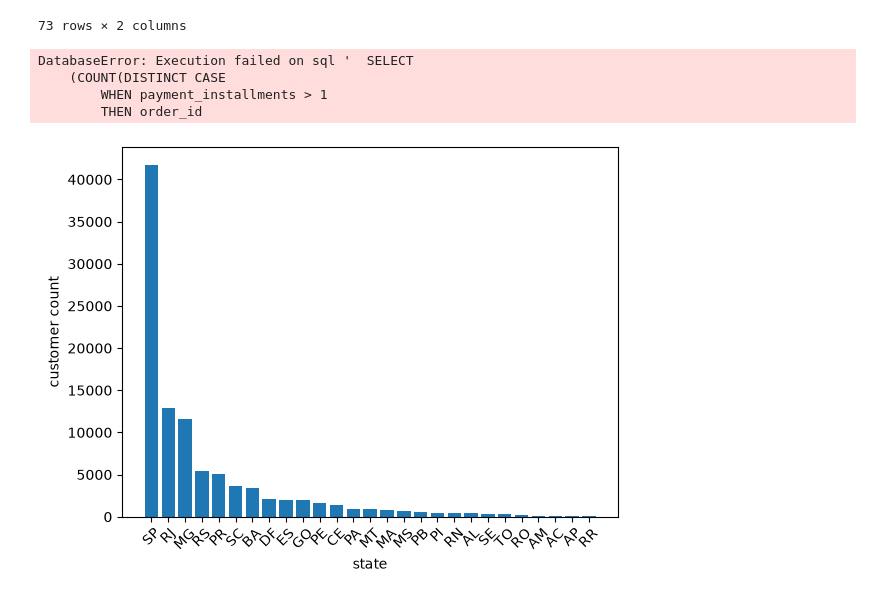
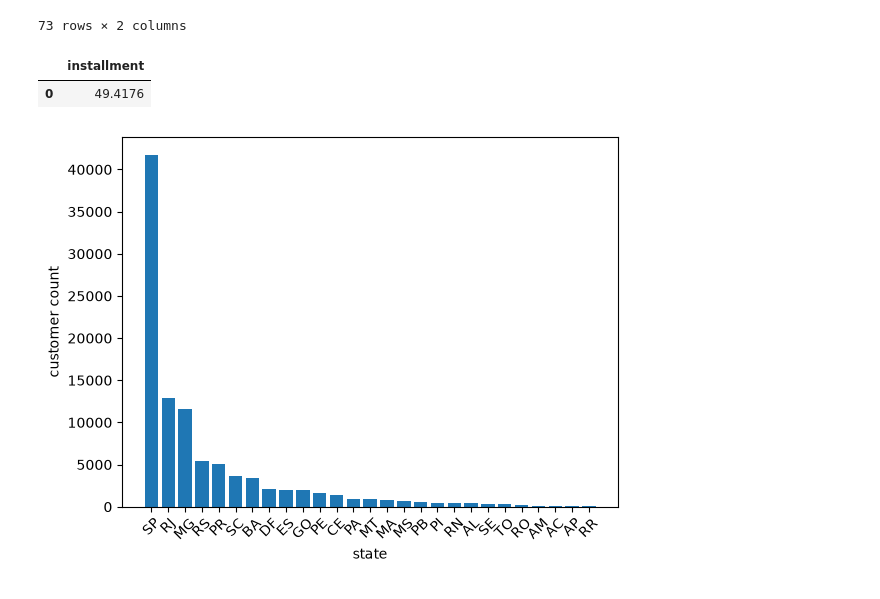
Before and after one commit to Saud-5447/TargetDataAnalysis, a Jupyter notebook: proj.ipynb, the cells around one changed output. Cells and saved outputs as stored; diff of their text form; code cells hidden in the pictures.

```diff
--- a/proj.ipynb
+++ b/proj.ipynb
@@ -60,20 +63,17 @@ df
 | 73 | insurance and services | 283.29 |
 73 rows × 2 columns
 # %%
-query = '''  SELECT
-    (COUNT(DISTINCT CASE
-        WHEN payment_installments > 1
-        THEN order_id
-    END) * 100.0
-    / COUNT(DISTINCT order_id)) AS installment_percentage
-FROM order_payments '''
+query='''
+
+select (sum(case when payment_installments>1 then 1 else 0
+
+end) *100/ count(*)) as installment from payments'''
+
 df=pd.read_sql(query,engine)
 df
 # %% [output]
-DatabaseError: Execution failed on sql '  SELECT
-    (COUNT(DISTINCT CASE
-        WHEN payment_installments > 1
-        THEN order_id
+|  | installment |
+| 0 | 49.4176 |
 # %%
 import matplotlib.pyplot as plt
 # %%
```
Also changed, not shown: parts of 1 cell of this notebook.
